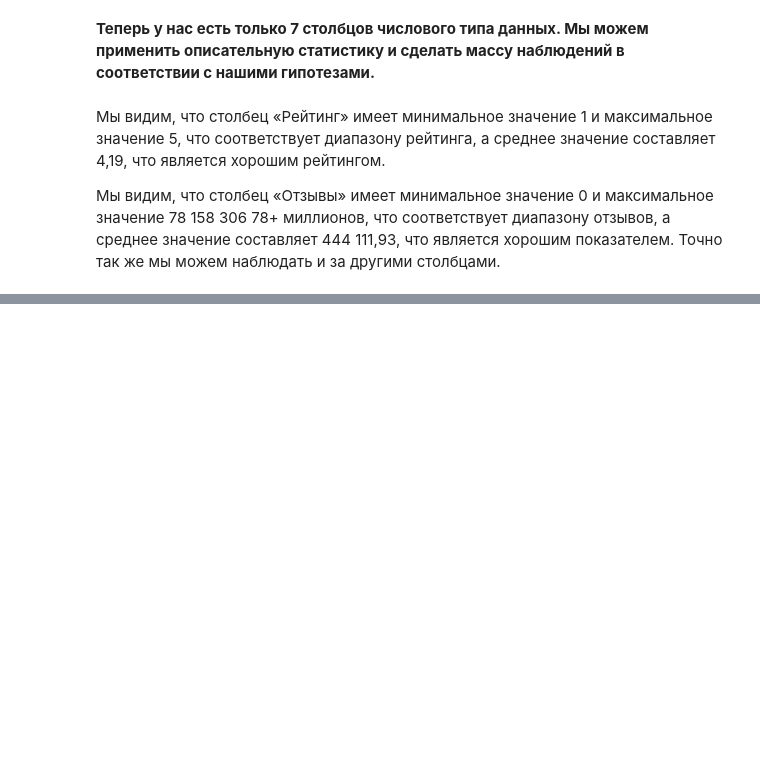
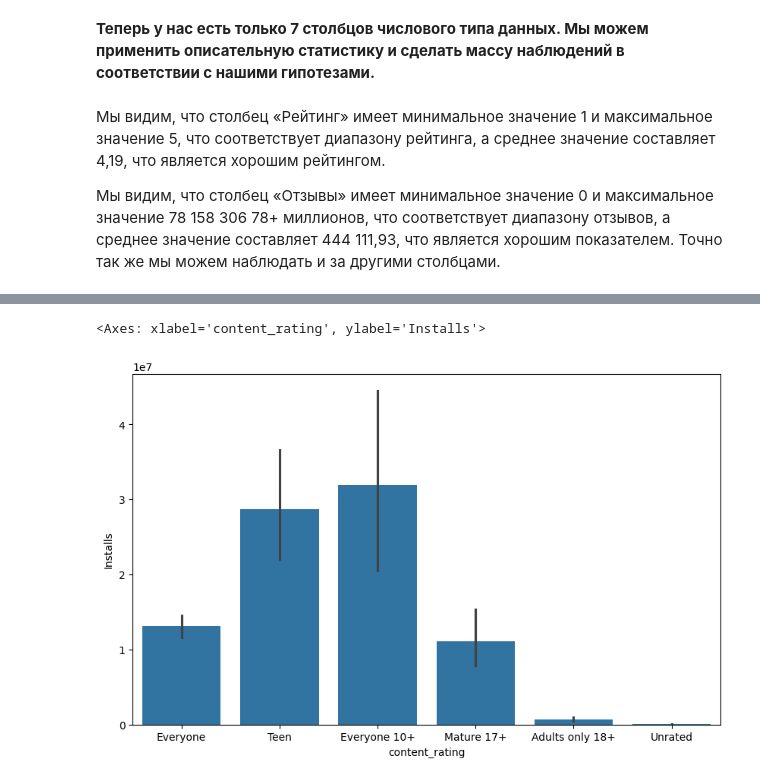
Before and after one commit to anton2010000/EDA_Google_Playstore_App, a Jupyter notebook: EDA_Google_Playstore_App.ipynb, the cells around one changed output, grey strips where cells are left out. Saved outputs shown, nothing was run; the diff lists cells and outputs as text; code cells hidden in the pictures; blank space fills up the shorter version.

```diff
--- a/EDA_Google_Playstore_App.ipynb
+++ b/EDA_Google_Playstore_App.ipynb
@@ -509,0 +672,6 @@ df.describe().T
+# %%
+plt.figure(figsize=(10, 6))
+sns.barplot(x='content_rating', y='Installs', data=df)
+# %% [output]
+<Axes: xlabel='content_rating', ylabel='Installs'>
+[figure, added]
```
Also changed, not shown: parts of 31 cells of this notebook.
